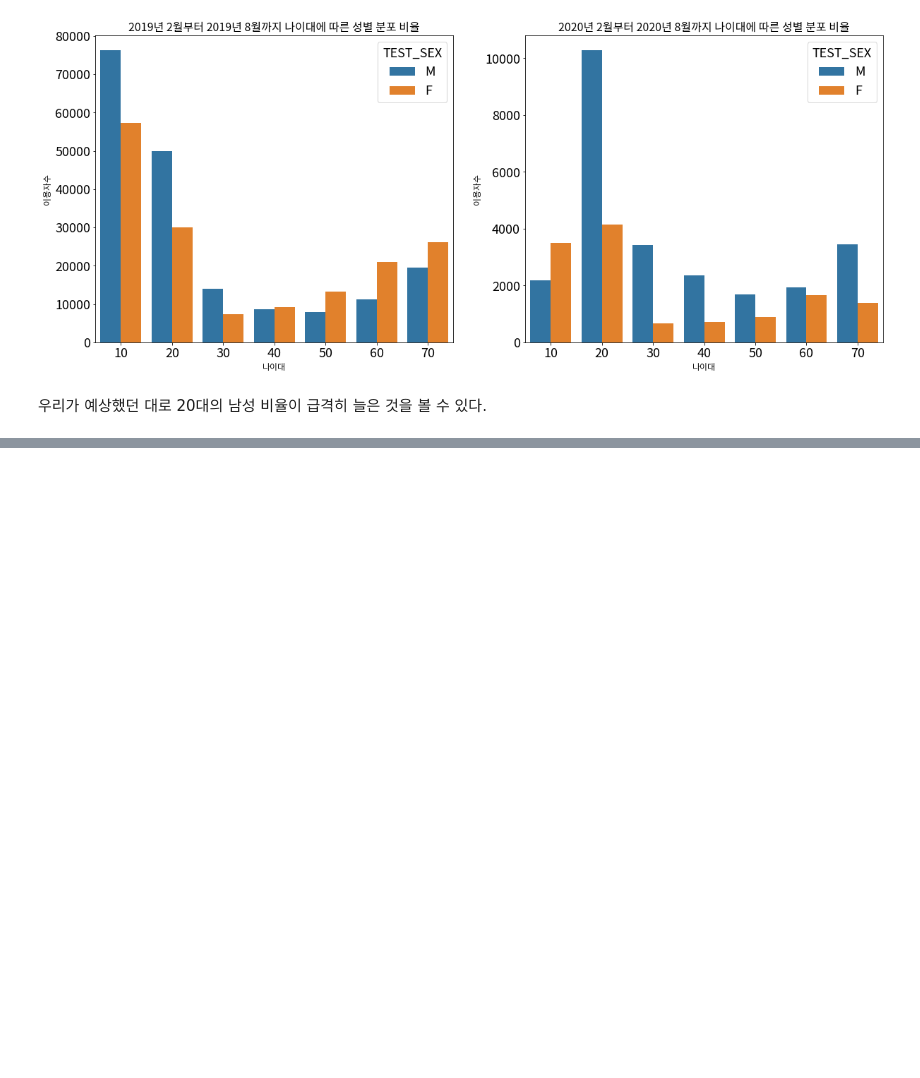
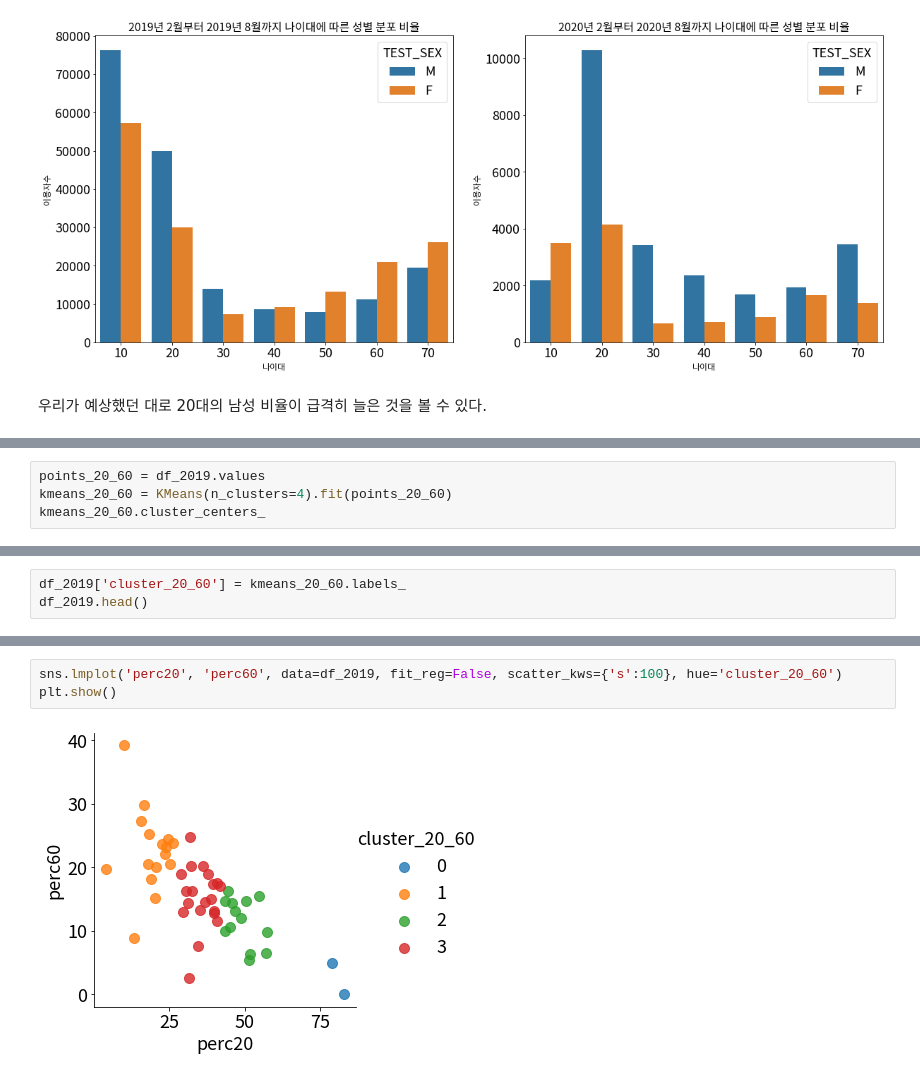
Before and after one commit to CoodingPenguin/data-contest-collection, a Jupyter notebook: sports-data-application-contest-2020/체력인증센터이용자현황.ipynb, the cells around one changed output, grey strips where cells are left out. Drawn from its saved outputs; the diff is of its cells as text; blank space fills up the shorter version.

Commit message:
doing clustering by 20, 60, gender percent

```diff
--- a/sports-data-application-contest-2020/체력인증센터이용자현황.ipynb
+++ b/sports-data-application-contest-2020/체력인증센터이용자현황.ipynb
@@ -1059,0 +1213,4 @@ plt.show()
+# %%
+points_20_60 = df_2019.values
+kmeans_20_60 = KMeans(n_clusters=4).fit(points_20_60)
+kmeans_20_60.cluster_centers_
@@ -1059,0 +1226,3 @@ plt.show()
+# %%
+df_2019['cluster_20_60'] = kmeans_20_60.labels_
+df_2019.head()
@@ -1059,0 +1236,5 @@ plt.show()
+# %%
+sns.lmplot('perc20', 'perc60', data=df_2019, fit_reg=False, scatter_kws={'s':100}, hue='cluster_20_60')
+plt.show()
+# %% [output]
+[figure, added]
```
Also changed, not shown: parts of 22 cells of this notebook.
